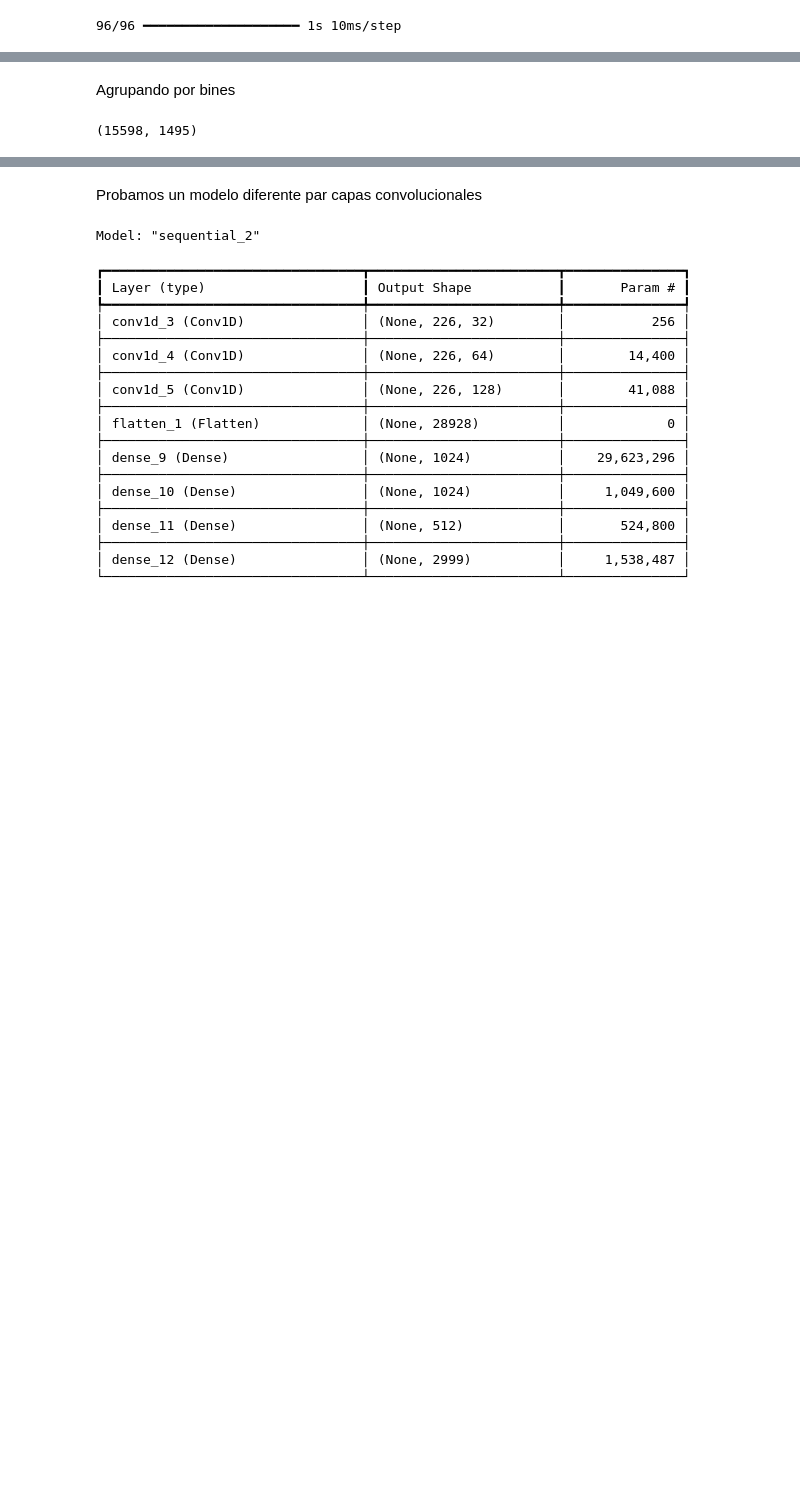
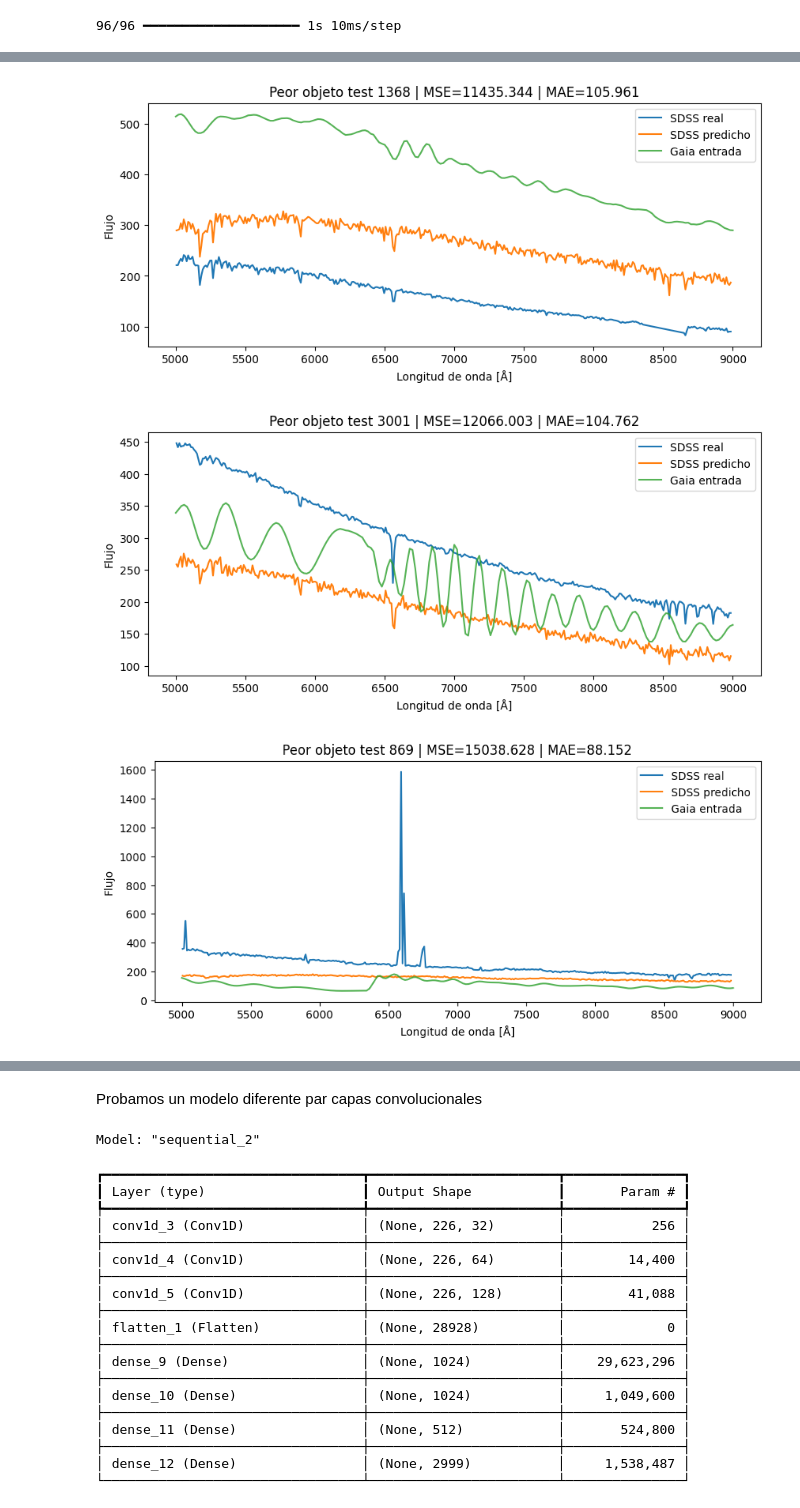
Before and after one commit to javier-cacho-master-ai/trabajo-fin-master, a Jupyter notebook: solution/model-training.ipynb, the cells around one changed output, grey strips where cells are left out. Drawn from its saved outputs; the diff is of its cells as text; code cells hidden in the pictures; blank space fills up the shorter version.

```diff
--- a/solution/model-training.ipynb
+++ b/solution/model-training.ipynb
@@ -283,35 +281,0 @@ test_loss, test_mae, test_mse = model.evaluate(
-# %% [markdown]
-Agrupando por bines
-# %%
-# Definimos código para agrupar bines de SDSS
-
-def group_bines(wavelength, flux, factor = 2, discard_edges=2):
-    n_points_original = flux.shape[1]
-
-    # Definimos la cantidad de puntos a usar como un múltiple del factor (número de bines a agrupar)
-    n_points_group = (n_points_original // factor) * factor
-
-    wavelength = wavelength[:n_points_group]
-    flux = flux[:, : n_points_group]
-
-    grouped_wavelength = wavelength.reshape(-1, factor).mean(axis=1)
-    grouped_flux = flux.reshape(flux.shape[0], -1, factor).mean(axis=2)
-
-    # Descartar bordes
-    if discard_edges > 0:
-        grouped_wavelength = grouped_wavelength[discard_edges:-discard_edges]
-        grouped_flux = grouped_flux[:, discard_edges:-discard_edges]
-
-    return grouped_wavelength, grouped_flux
-
-
-sdss_wavelength_binned, y_binned = group_bines(
-    sdss_wavelength,
-    y,
-    factor=2,
-    discard_edges=2
-)
-
-print(y_binned.shape)
-# %% [output]
-(15598, 1495)
@@ -405,3 +282,28 @@ test_loss, test_mae, test_mse = model.evaluate(
-# %%
-y_pred_norm = model.predict(X_test_norm)
-y_pred = y_pred_norm * y_std + y_mean
+# %%
+mae = np.mean(np.abs(y_test - y_pred))
+mse = np.mean((y_test - y_pred) ** 2)
+rmse = np.sqrt(mse)
+
+mae_per_object = np.mean(np.abs(y_test - y_pred), axis=1)
+mse_per_object = np.mean((y_test - y_pred) ** 2, axis=1)
+rmse_per_object = np.sqrt(mse_per_object)
+
+worst_idx = np.argsort(mse_per_object)[-10:]
+
+for i in worst_idx:
+    gaia_wavelength_ams = gaia_wavelength * 10
+    gaia_in_sdss_units = X_test[i] / 1e-19
+
+    plt.figure(figsize=(10, 4))
+    plt.plot(sdss_wavelength_binned, y_test[i], label="SDSS real")
+    plt.plot(sdss_wavelength_binned, y_pred[i], label="SDSS predicho")
+    plt.plot(gaia_wavelength_ams, gaia_in_sdss_units, label="Gaia entrada", alpha=0.8)
+    plt.xlabel("Longitud de onda [Å]")
+    plt.ylabel("Flujo")
+    plt.title(f"Peor objeto test {i} | MSE={mse_per_object[i]:.3f} | MAE={mae_per_object[i]:.3f}")
+    plt.legend()
+    plt.show()
+# %% [output]
+[figure, added]
+[figure, added]
+[figure, added]
```
Also changed, not shown: parts of 14 cells of this notebook.
